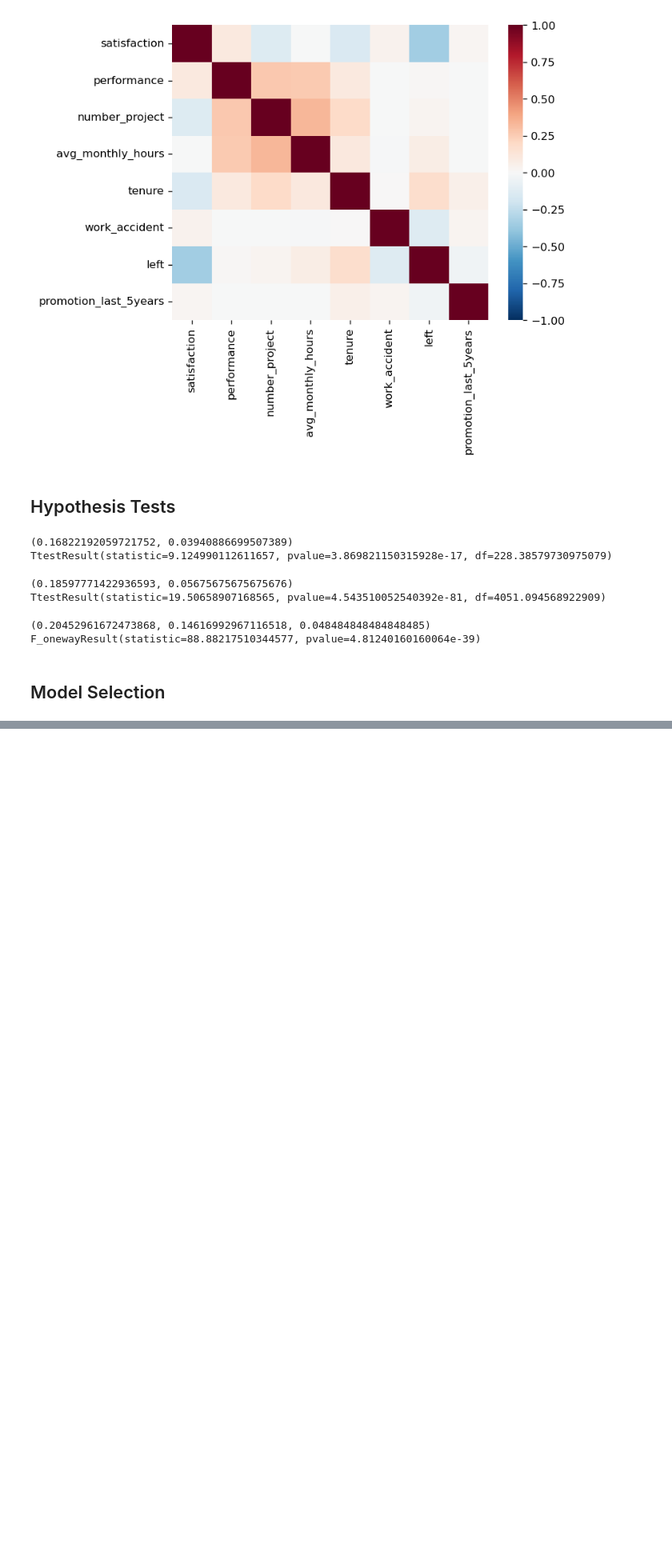
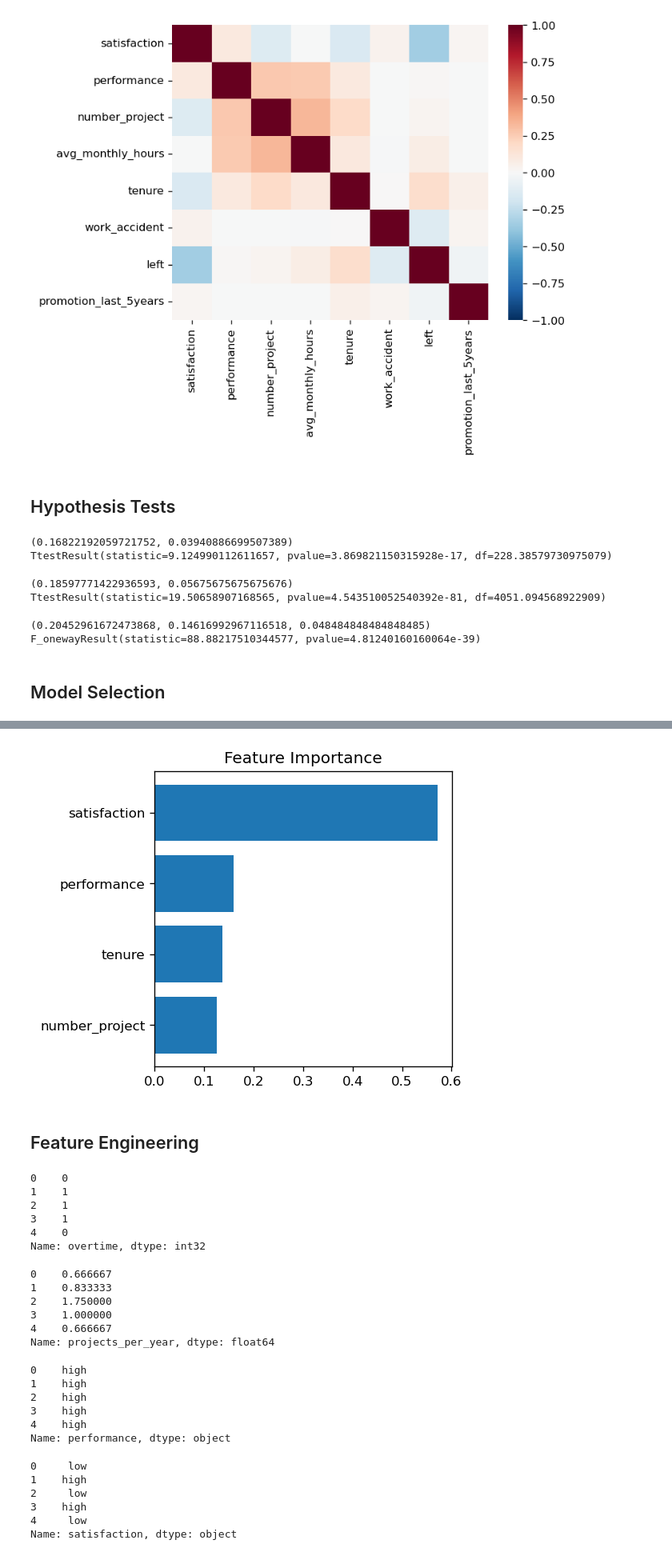
Before and after one commit to SameeckBhatia/Salifort-EDP, a Jupyter notebook: notebook.ipynb, the cells around one changed output, grey strips where cells are left out. Shown: that part at 80% size. Drawn from its saved outputs; the diff is of its cells as text; code cells hidden in the pictures; blank space fills up the shorter version.

```diff
--- a/notebook.ipynb
+++ b/notebook.ipynb
@@ -338,0 +340,52 @@ pd.concat([logreg, clf])
+# %%
+importance_matrix = pd.DataFrame(model2.best_estimator_.feature_importances_, columns=["Importance"], index=X_train.columns)
+importance_matrix = importance_matrix[importance_matrix["Importance"].round(2)!=0].sort_values("Importance")
+
+fig, ax = plt.subplots(figsize=(4, 4), dpi=120)
+ax.barh(importance_matrix.index, importance_matrix["Importance"])
+plt.title("Feature Importance")
+plt.show()
+# %% [output]
+[figure, added]
+# %% [markdown]
+## Feature Engineering
+# %%
+df["overtime"] = np.where(df["avg_monthly_hours"] * 12 * 7 / 365 < 40, 0, 1)
+df["overtime"].head()
+# %% [output]
+0    0
+1    1
+2    1
+3    1
+4    0
+Name: overtime, dtype: int32
+# %%
+df["projects_per_year"] = df["number_project"] / df["tenure"]
+df["projects_per_year"].head()
+# %% [output]
+0    0.666667
+1    0.833333
+2    1.750000
+3    1.000000
+4    0.666667
+Name: projects_per_year, dtype: float64
+# %%
+df["performance"] = np.where(df["performance"] < 0.5, "low", "high")
+df["performance"].head()
+# %% [output]
+0    high
+1    high
+2    high
+3    high
+4    high
+Name: performance, dtype: object
+# %%
+df["satisfaction"] = np.where(df["satisfaction"] < 0.5, "low", "high")
+df["satisfaction"].head()
+# %% [output]
+0     low
+1    high
+2     low
+3    high
+4     low
+Name: satisfaction, dtype: object
```
Also changed, not shown: parts of 7 cells of this notebook.
